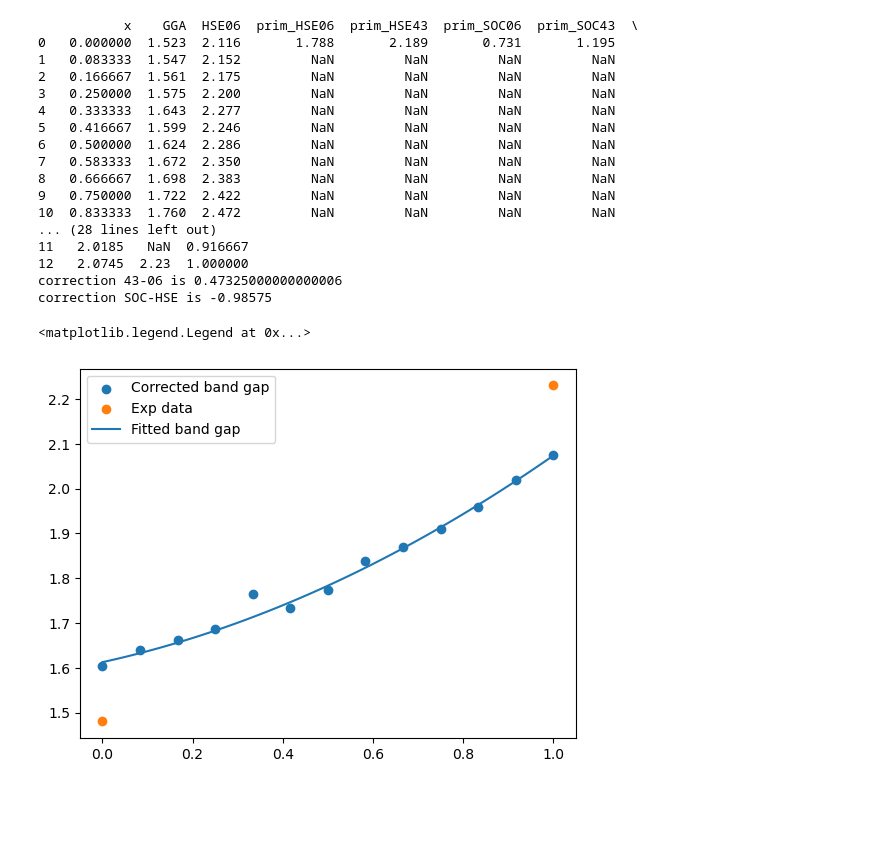
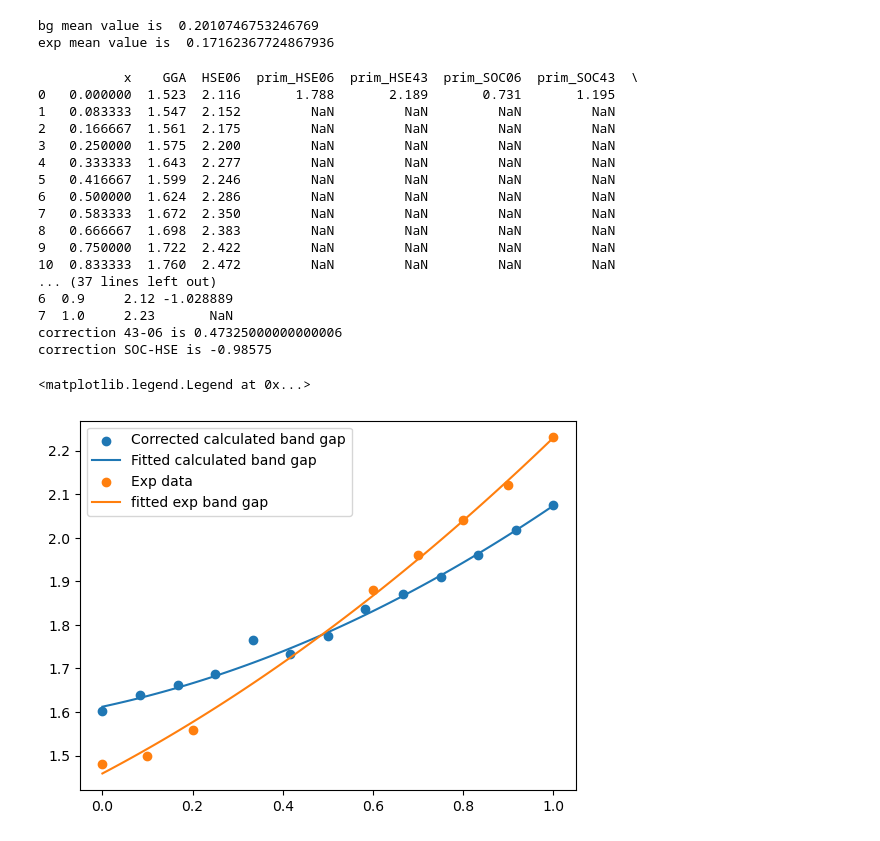
Before and after one commit to SAMAece/Jupyterlab, a Jupyter notebook: Used/bandgap/bandgap_mix.ipynb, the cells around one changed output. Drawn from its saved outputs; the diff is of its cells as text; code cells hidden in the pictures; blank space fills up the shorter version.

Commit message:
update band gap bowing

```diff
--- a/Used/bandgap/bandgap_mix.ipynb
+++ b/Used/bandgap/bandgap_mix.ipynb
@@ -38,16 +38,42 @@ df.at[12, "exp"] = 2.23
 
 # remove error Br4I8
 bg = pd.DataFrame({"bandgap" : df.HSE06corrected})
-bg["exp"] = df.exp
 bg["x"] = np.linspace(0,1,13)
 bg = bg.drop(index = 4)
 
 #compute fitting coefficient
-coe = np.polyfit(bg.x, bg.bandgap, 2)
-fit = np.poly1d(coe)
+coe1 = np.polyfit(bg.x, bg.bandgap, 2)
+fit1 = np.poly1d(coe1)
+
+# input mixing exp data
+exp = {
+    "x": [0,0.1,0.2,0.6,0.7,0.8,0.9,1],
+    "bandgap":[1.48,1.50,1.56,1.88,1.96,2.04,2.12,2.23]
+}
+exp = pd.DataFrame(exp)
+
+# compute fitting coefficient of exp
+coe2 = np.polyfit(exp.x, exp.bandgap, 2)
+fit2 = np.poly1d(coe2)
+
+# calculating bandgap bowing parameter b
+EI = bg.bandgap[0]
+EBr = bg.bandgap[12]
+bg["b"] = EI / bg.x + EBr / (1-bg.x) - bg.bandgap / (bg.x*(1-bg.x))
+exp["b"] = EI / exp.x + EBr / (1-exp.x) - exp.bandgap / (exp.x*(1-exp.x))
+
+# compute b mean value
+bg_mean = bg.b.mean()
+exp_mean = exp.b.mean()
+print("bg mean value is ", b_mean)
+print("exp mean value is ", exp_mean)
+# %% [output]
+bg mean value is  0.2010746753246769
+exp mean value is  0.17162367724867936
 # %%
 print(df)
 print(bg)
+print(exp)
 print("correction 43-06 is", correction_43_06)
 print("correction SOC-HSE is", correction_SOC_HSE)
 # %% [output]
@@ -63,16 +89,17 @@ print("correction SOC-HSE is", correction_SOC_HSE)
 8   0.666667  1.698  2.383         NaN         NaN         NaN         NaN
 9   0.750000  1.722  2.422         NaN         NaN         NaN         NaN
 10  0.833333  1.760  2.472         NaN         NaN         NaN         NaN
-... (28 lines left out)
-11   2.0185   NaN  0.916667
-12   2.0745  2.23  1.000000
+... (37 lines left out)
+6  0.9     2.12 -1.028889
+7  1.0     2.23       NaN
 correction 43-06 is 0.47325000000000006
 correction SOC-HSE is -0.98575
 # %%
-plt.scatter(df.x, df['HSE06corrected'], label = 'Corrected band gap')
-plt.scatter(bg.x[df.exp.notna()], df.exp[df.exp.notna()], label = 'Exp data')
-plt.plot(np.linspace(0,1,100), fit(np.linspace(0,1,100)), label = "Fitted band gap")
+plt.scatter(df.x, df['HSE06corrected'], label = 'Corrected calculated band gap')
+plt.plot(np.linspace(0,1,100), fit1(np.linspace(0,1,100)), label = "Fitted calculated band gap")
+plt.scatter(exp.x, exp.bandgap, label = "Exp data")
+plt.plot(np.linspace(0,1,100), fit2(np.linspace(0,1,100)), label = "fitted exp band gap")
 plt.legend()
 # %% [output]
 <matplotlib.legend.Legend at 0x...>
-[figure, old version]
+[figure, new version]
```
